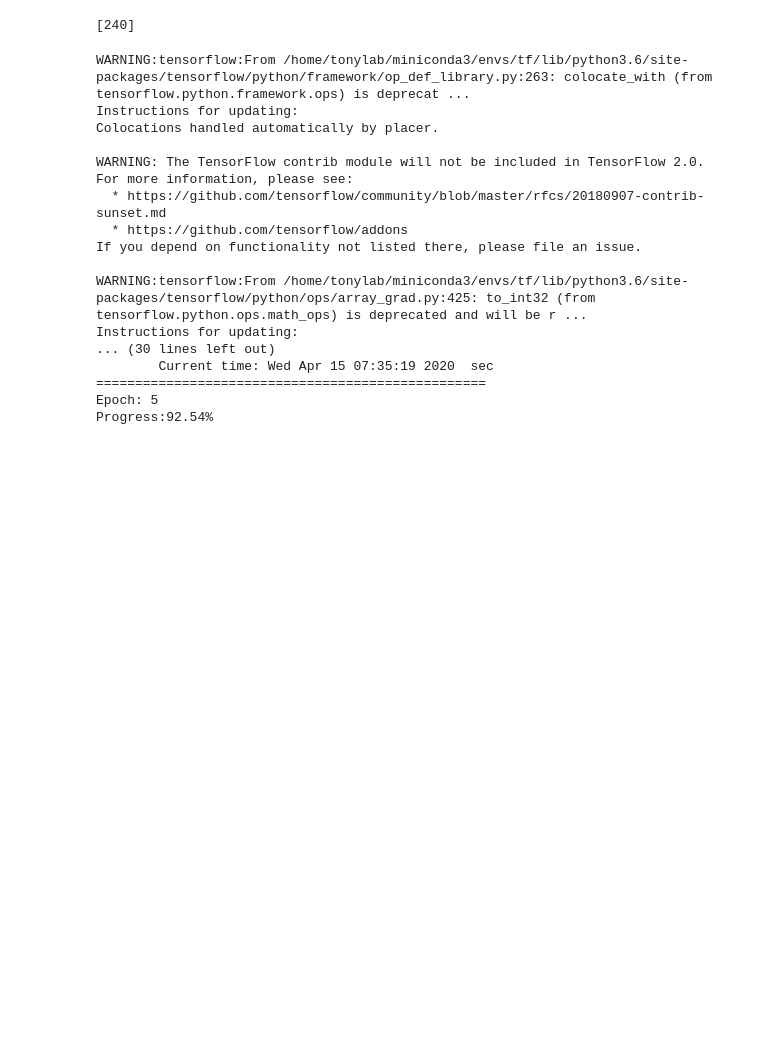
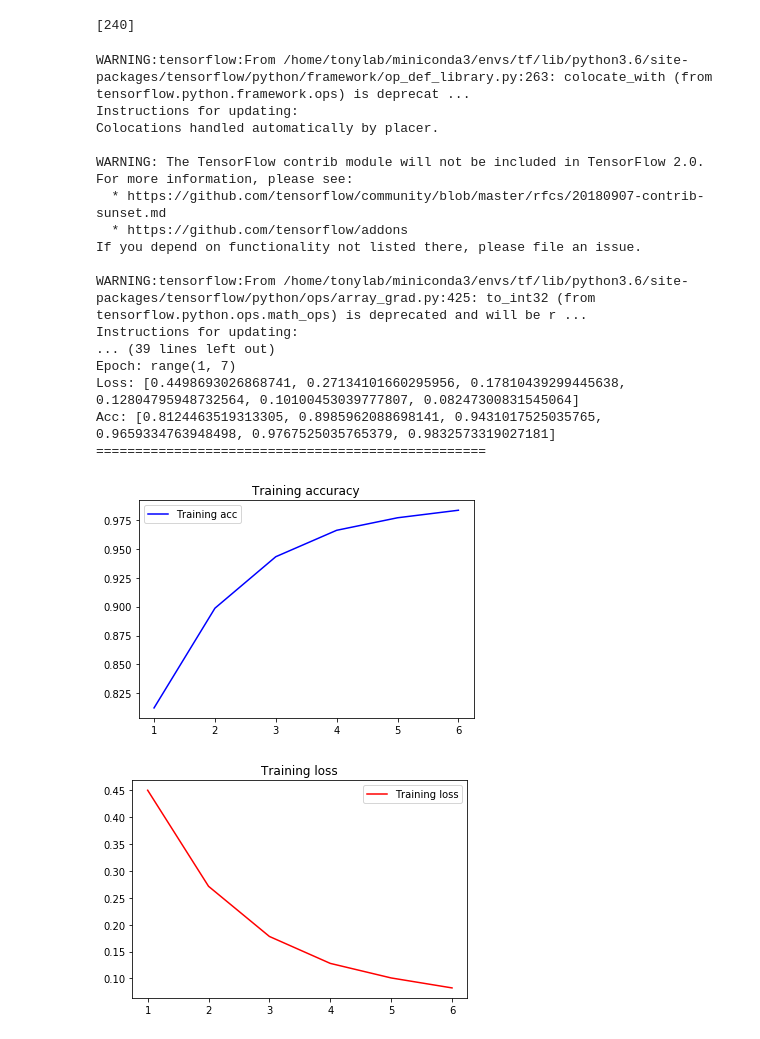
Before and after one commit to arrowill74/MRMinside, a Jupyter notebook: MRM-GridSearch.ipynb, the cells around one changed output. Drawn from its saved outputs; the diff is of its cells as text; code cells hidden in the pictures; blank space fills up the shorter version.

```diff
--- a/MRM-GridSearch.ipynb
+++ b/MRM-GridSearch.ipynb
@@ -360,7 +361,7 @@ print(search_list)
 # %% [output]
 [240]
 # %%
-idx = 4
+idx = 18
 for embedding_dims in search_list:
     idx += 1
     SAVE_NAME = 'MRM_E{}_{}'.format(embedding_dims, idx)
@@ -384,11 +385,11 @@ for embedding_dims in search_list:
 
     with tf.variable_scope("item_level"):
         user_latent = tf.get_variable("user_latent", [usr_nb, latent_dim],
-                                      initializer=tf.random_normal_initializer(0,0.1,seed=42))
+                                      initializer=tf.random_normal_initializer(0,0.1,seed=3))
         item_latent = tf.get_variable("item_latent", [movie_nb, latent_dim],
-                                      initializer=tf.random_normal_initializer(0,0.1,seed=42))
+                                      initializer=tf.random_normal_initializer(0,0.1,seed=3))
         aux_item = tf.get_variable("aux_item", [movie_nb, latent_dim],
-                                   initializer=tf.random_normal_initializer(0,0.1,seed=42))
+                                   initializer=tf.random_normal_initializer(0,0.1,seed=3))
 
     #     W1 = tf.get_variable("W1", [usr_nb, movie_nb, latent_dim], initializer=tf.contrib.layers.xavier_initializer())
         Wu = tf.get_variable("Wu", [usr_nb, movie_nb, latent_dim], initializer=tf.contrib.layers.xavier_initializer())
@@ -495,10 +496,10 @@ for embedding_dims in search_list:
                 0.01 * tf.reduce_sum(tf.multiply(wu, wu)),
                 0.01 * tf.reduce_sum(tf.multiply(wy, wy)),
                 0.01 * tf.reduce_sum(tf.multiply(wa, wa)),
-                0.01 * tf.reduce_sum(tf.multiply(wv,wv)),
+                0.00001 * tf.reduce_sum(tf.multiply(wv,wv)),
 
                 0.001 * tf.reduce_sum(tf.multiply(beta,beta)),
-                0.01 * tf.reduce_sum(tf.multiply(embedding,embedding))
+                0.00001 * tf.reduce_sum(tf.multiply(embedding,embedding))
               ])
 
     loss = l2_norm - tf.log(tf.sigmoid(xuij)) # objective funtion
@@ -515,34 +516,36 @@ for embedding_dims in search_list:
     acc = [ls[1] for ls in loss_acc_list]
     print('Acc:', acc)
     print('==================================================')
 
     plt.figure()
     plt.plot(epochs, acc, 'b', label='Training acc')
     plt.title('Training accuracy')
     plt.legend()
     plt.show()
 
     plt.figure()
     plt.plot(epochs, loss, 'r', label='Training loss')
     plt.title('Training loss')
     plt.legend()
     plt.show()
 #     print('==================================================')
 # %% [output]
 WARNING:tensorflow:From /home/tonylab/miniconda3/envs/tf/lib/python3.6/site-packages/tensorflow/python/framework/op_def_library.py:263: colocate_with (from tensorflow.python.framework.ops) is deprecat ...
 Instructions for updating:
 Colocations handled automatically by placer.
 
 WARNING: The TensorFlow contrib module will not be included in TensorFlow 2.0.
 For more information, please see:
   * https://github.com/tensorflow/community/blob/master/rfcs/20180907-contrib-sunset.md
   * https://github.com/tensorflow/addons
 If you depend on functionality not listed there, please file an issue.
 
 WARNING:tensorflow:From /home/tonylab/miniconda3/envs/tf/lib/python3.6/site-packages/tensorflow/python/ops/array_grad.py:425: to_int32 (from tensorflow.python.ops.math_ops) is deprecated and will be r ...
 Instructions for updating:
-... (30 lines left out)
-        Current time: Wed Apr 15 07:35:19 2020  sec
+... (39 lines left out)
+Epoch: range(1, 7)
+Loss: [0.4498693026868741, 0.27134101660295956, 0.17810439299445638, 0.12804795948732564, 0.10100453039777807, 0.08247300831545064]
+Acc: [0.8124463519313305, 0.8985962088698141, 0.9431017525035765, 0.9659334763948498, 0.9767525035765379, 0.9832573319027181]
 ==================================================
-Epoch: 5
-Progress:92.54%
+[figure, added]
+[figure, added]
```
Also changed, not shown: parts of 2 cells of this notebook, 4 other files.
